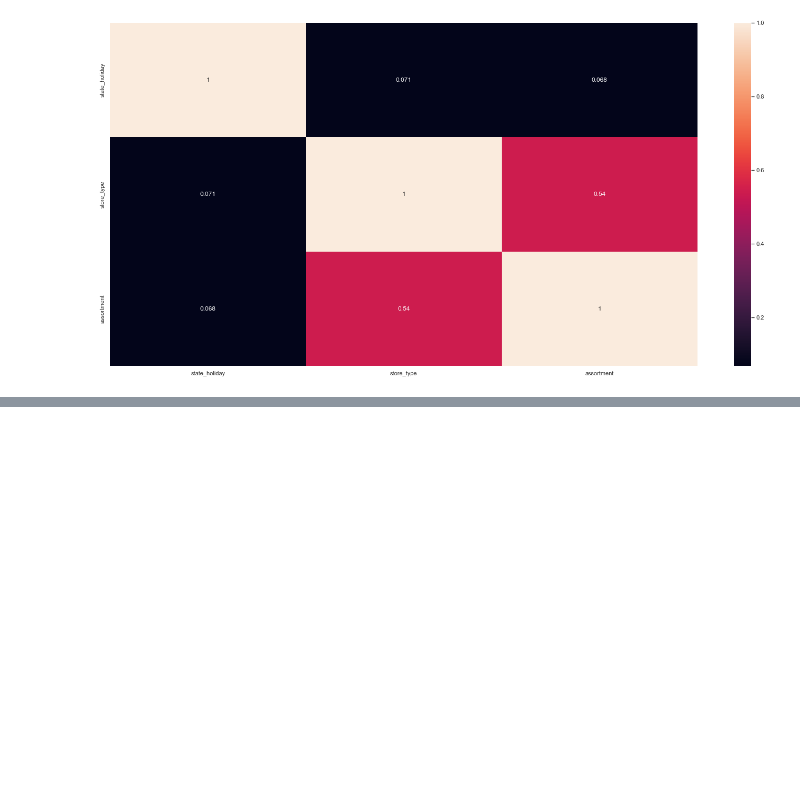
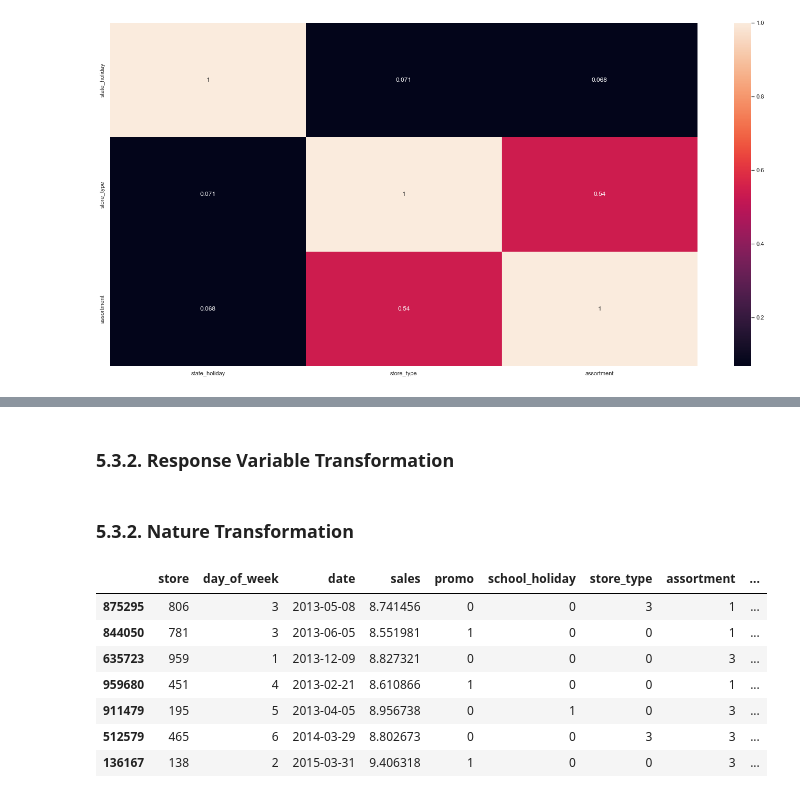
Before and after one commit to webluc/ds-em-producao, a Jupyter notebook: m05_v01_store_sales_prediction.ipynb, the cells around one changed output, grey strips where cells are left out. Drawn from its saved outputs; the diff is of its cells as text; code cells hidden in the pictures; blank space fills up the shorter version.

```diff
--- a/m05_v01_store_sales_prediction.ipynb
+++ b/m05_v01_store_sales_prediction.ipynb
@@ -866,0 +865,33 @@ KeyError: "None of [Index(['state_holiday'], dtype='object')] are in the [column
+# %% [markdown]
+### 5.3.2. Response Variable Transformation
+# %%
+df5['sales'] = np.log1p( df5['sales'] )
+# %% [markdown]
+### 5.3.2. Nature Transformation
+# %%
+# day of week
+df5['day_of_week_sin'] = df5['day_of_week'].apply( lambda x: np.sin( x * ( 2. * np.pi / 7 ) ) )
+df5['day_of_week_cos'] = df5['day_of_week'].apply( lambda x: np.cos( x * ( 2. * np.pi / 7 ) ) )
+
+# month
+df5['month_sin'] = df5['month'].apply( lambda x: np.sin( x * ( 2. * np.pi / 12 ) ) )
+df5['month_cos'] = df5['month'].apply( lambda x: np.cos( x * ( 2. * np.pi / 12 ) ) )
+
+# day
+df5['day_sin'] = df5['day'].apply( lambda x: np.sin( x * ( 2. * np.pi / 30 ) ) )
+df5['day_cos'] = df5['day'].apply( lambda x: np.cos( x * ( 2. * np.pi / 30 ) ) )
+
+# week of year
+df5['week_of_year_sin'] = df5['week_of_year'].apply( lambda x: np.sin( x * ( 2. * np.pi / 52 ) ) )
+df5['week_of_year_cos'] = df5['week_of_year'].apply( lambda x: np.cos( x * ( 2. * np.pi / 52 ) ) )
+# %%
+df5.sample(7)
+# %% [output]
+|  | store | day_of_week | date | sales | promo | school_holiday | store_type | assortment | ... |
+| 875295 | 806 | 3 | 2013-05-08 | 8.741456 | 0 | 0 | 3 | 1 | ... |
+| 844050 | 781 | 3 | 2013-06-05 | 8.551981 | 1 | 0 | 0 | 1 | ... |
+| 635723 | 959 | 1 | 2013-12-09 | 8.827321 | 0 | 0 | 0 | 3 | ... |
+| 959680 | 451 | 4 | 2013-02-21 | 8.610866 | 1 | 0 | 0 | 1 | ... |
+| 911479 | 195 | 5 | 2013-04-05 | 8.956738 | 0 | 1 | 0 | 3 | ... |
+| 512579 | 465 | 6 | 2014-03-29 | 8.802673 | 0 | 0 | 3 | 3 | ... |
+| 136167 | 138 | 2 | 2015-03-31 | 9.406318 | 1 | 0 | 0 | 3 | ... |
```
Also changed, not shown: parts of 18 cells of this notebook.
